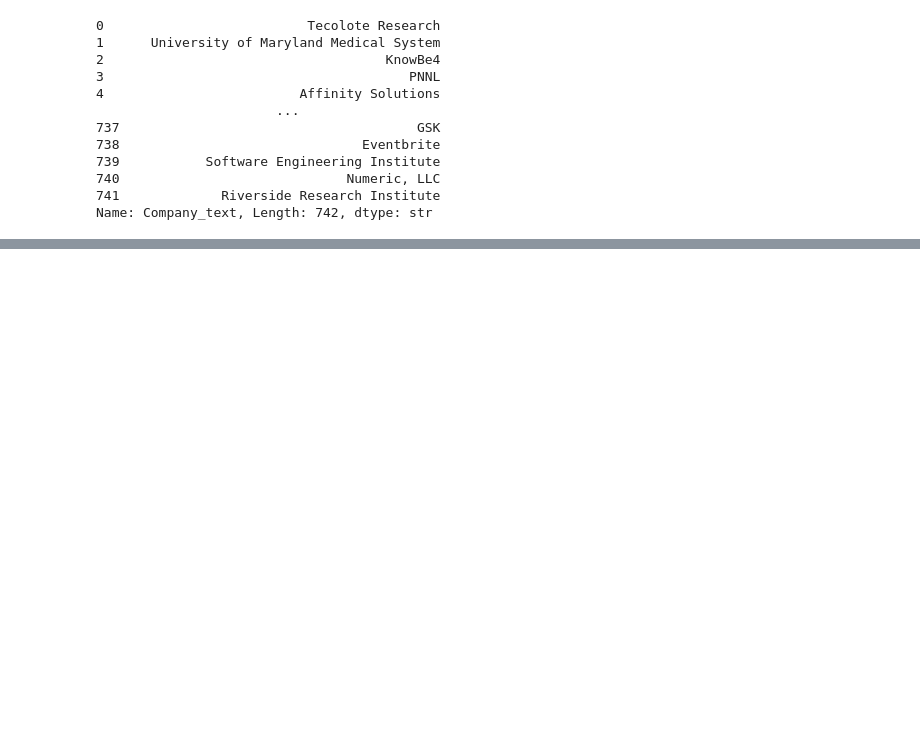
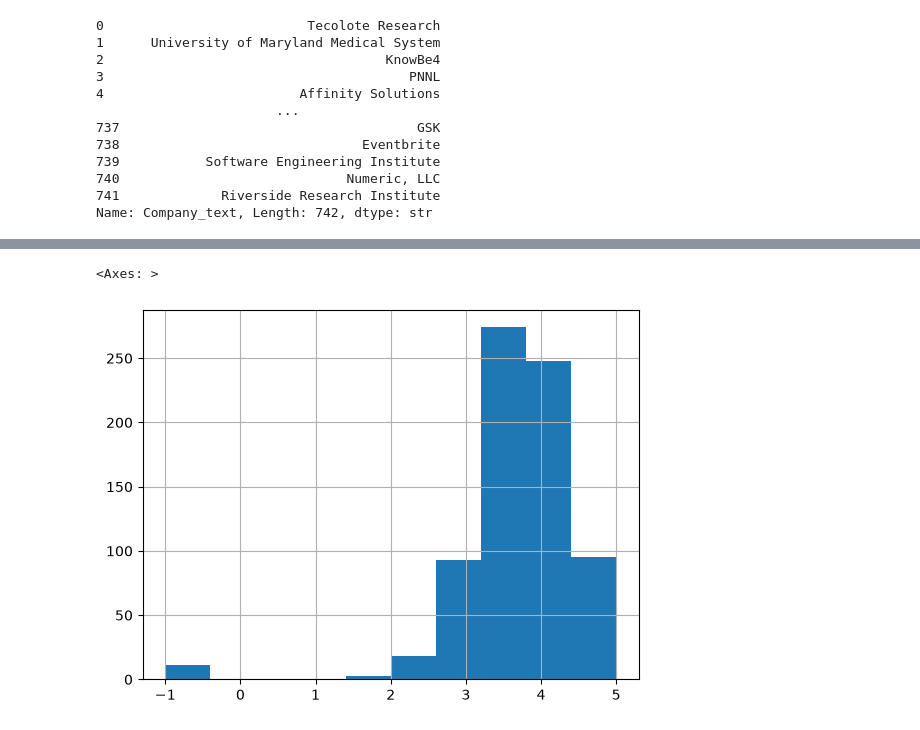
Before and after one commit to MahdiZakaleh/Olympic-Sports-and-Medals_1896-2014, a Jupyter notebook: data_eda.ipynb, the cells around one changed output, grey strips where cells are left out. Drawn from its saved outputs; the diff is of its cells as text; code cells hidden in the pictures; blank space fills up the shorter version.

```diff
--- a/data_eda.ipynb
+++ b/data_eda.ipynb
@@ -166,0 +178,5 @@ df.describe()
+# %%
+df.Rating.hist()
+# %% [output]
+<Axes: >
+[figure, added]
```
Also changed, not shown: parts of 23 cells of this notebook, 1 other file.
